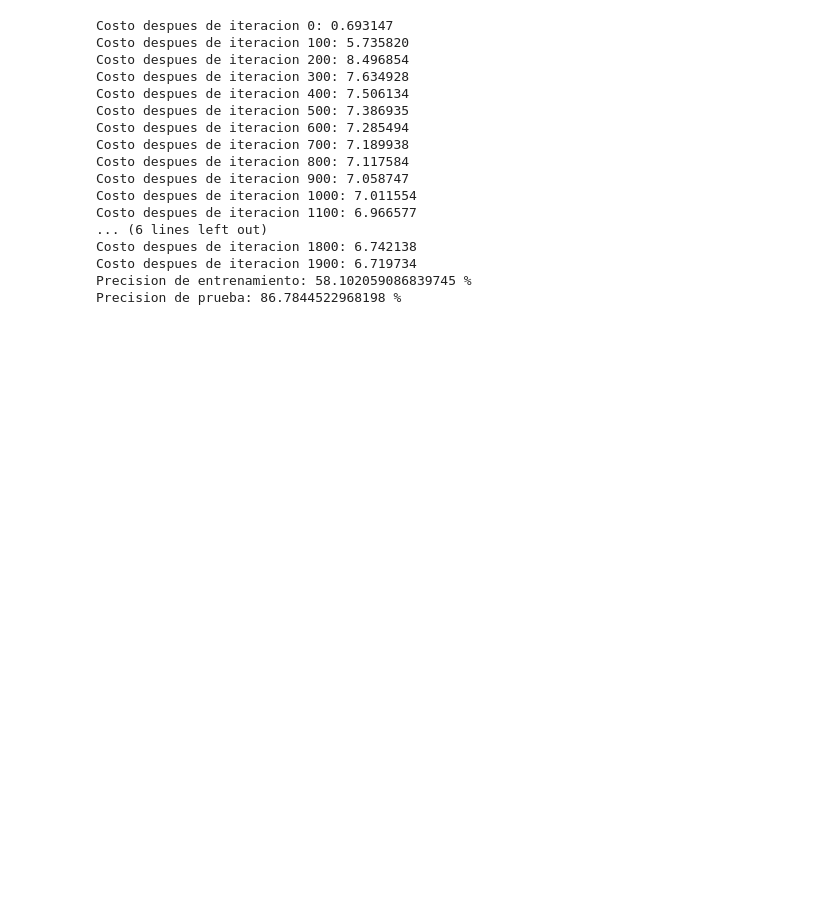
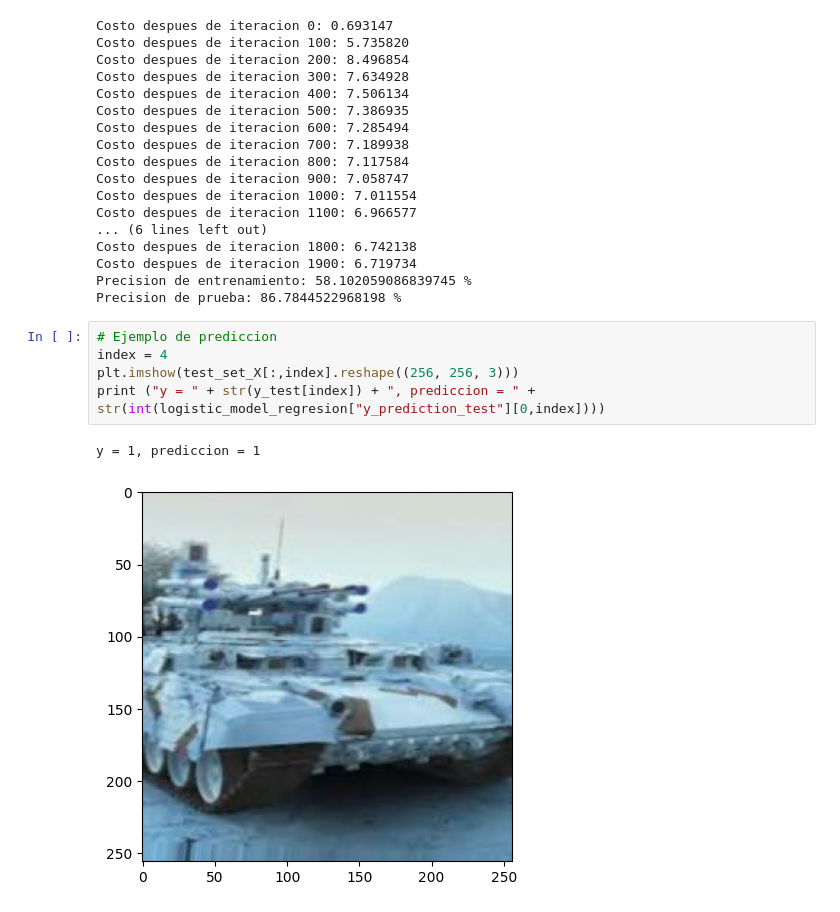
Before and after one commit to Defiant7426/classification_model, a Jupyter notebook: clasificationModel/model.ipynb, the cells around one changed output. Drawn from its saved outputs; the diff is of its cells as text; blank space fills up the shorter version.

Commit message:
Predicciones de ejemplo

```diff
--- a/clasificationModel/model.ipynb
+++ b/clasificationModel/model.ipynb
@@ -280,3 +281,11 @@ Costo despues de iteracion 1800: 6.742138
 Costo despues de iteracion 1900: 6.719734
 Precision de entrenamiento: 58.102059086839745 %
 Precision de prueba: 86.7844522968198 %
+# %%
+# Ejemplo de prediccion
+index = 4
+plt.imshow(test_set_X[:,index].reshape((256, 256, 3)))
+print ("y = " + str(y_test[index]) + ", prediccion = " + str(int(logistic_model_regresion["y_prediction_test"][0,index])))
+# %% [output]
+y = 1, prediccion = 1
+[figure, added]
```
Also changed, not shown: parts of 4 cells of this notebook, 3 other files.
